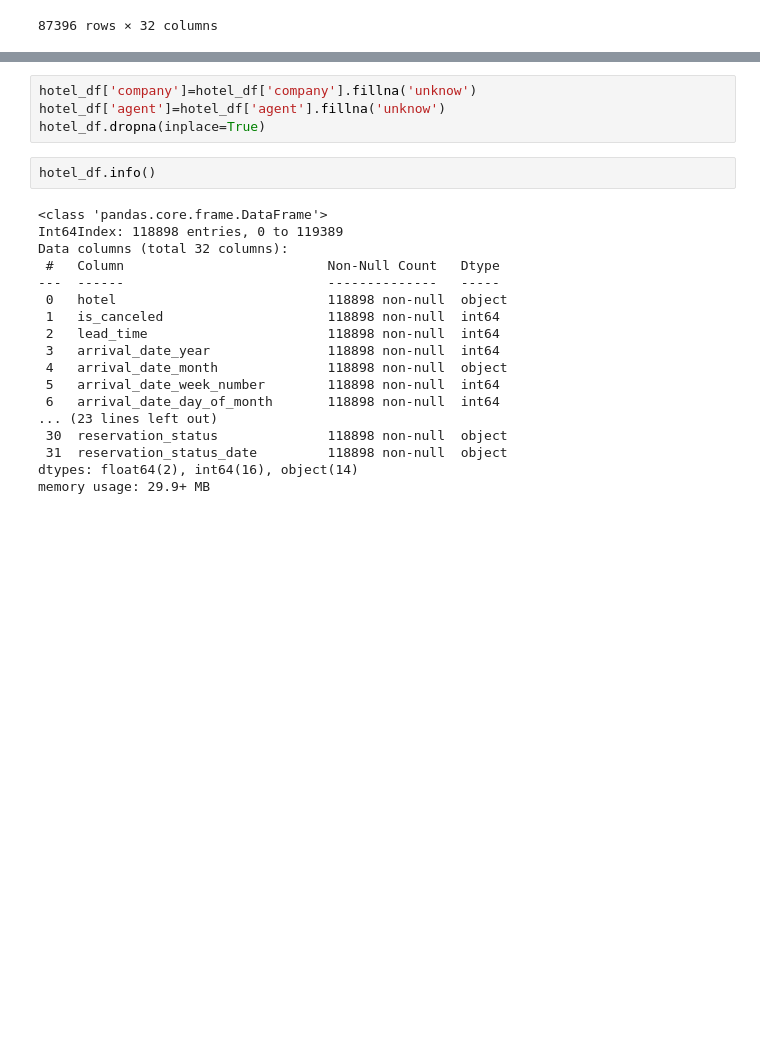
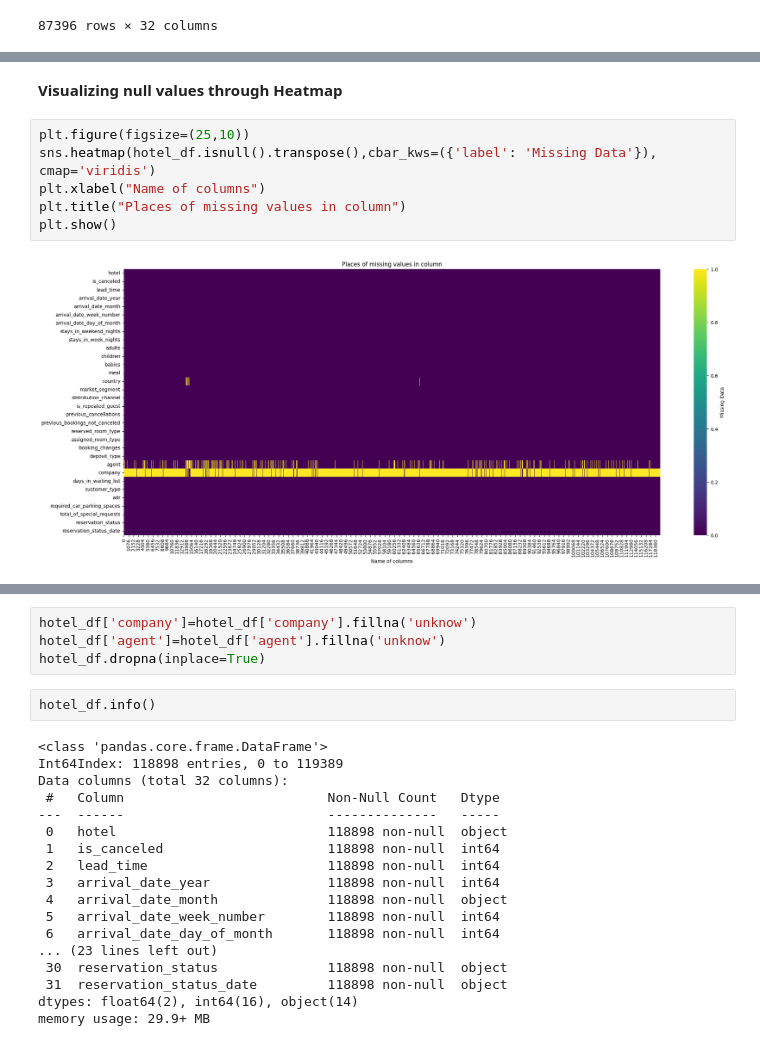
Before and after one commit to Kapilraj0709/codedemo, a Jupyter notebook: Hotel_Booking_Analysis_EDA.ipynb, the cells around one changed output, grey strips where cells are left out. Drawn from its saved outputs; the diff is of its cells as text; blank space fills up the shorter version.

```diff
--- a/Hotel_Booking_Analysis_EDA.ipynb
+++ b/Hotel_Booking_Analysis_EDA.ipynb
@@ -191,0 +235,10 @@ hotel_df.drop_duplicates()
+# %% [markdown]
+**Visualizing null values through Heatmap**
+# %%
+plt.figure(figsize=(25,10))
+sns.heatmap(hotel_df.isnull().transpose(),cbar_kws=({'label': 'Missing Data'}), cmap='viridis')
+plt.xlabel("Name of columns")
+plt.title("Places of missing values in column")
+plt.show()
+# %% [output]
+[figure, added]
```
Also changed, not shown: parts of 62 cells of this notebook.
